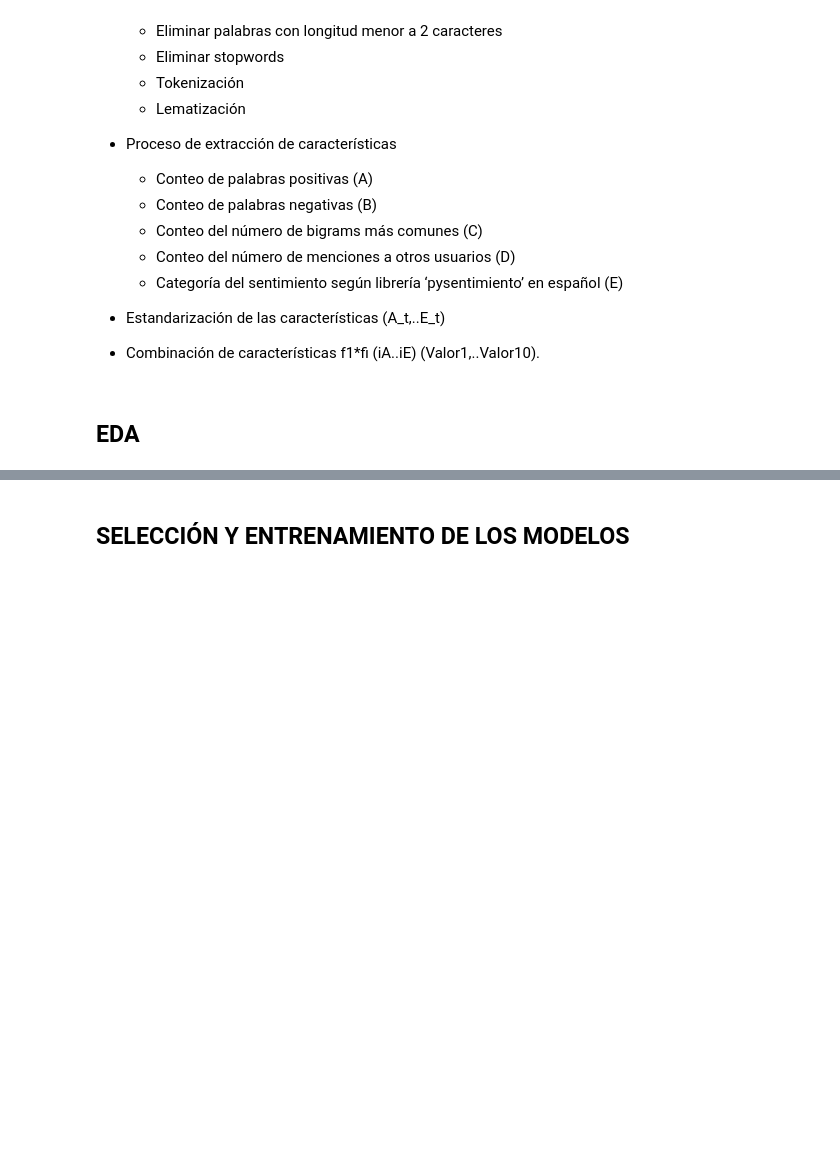
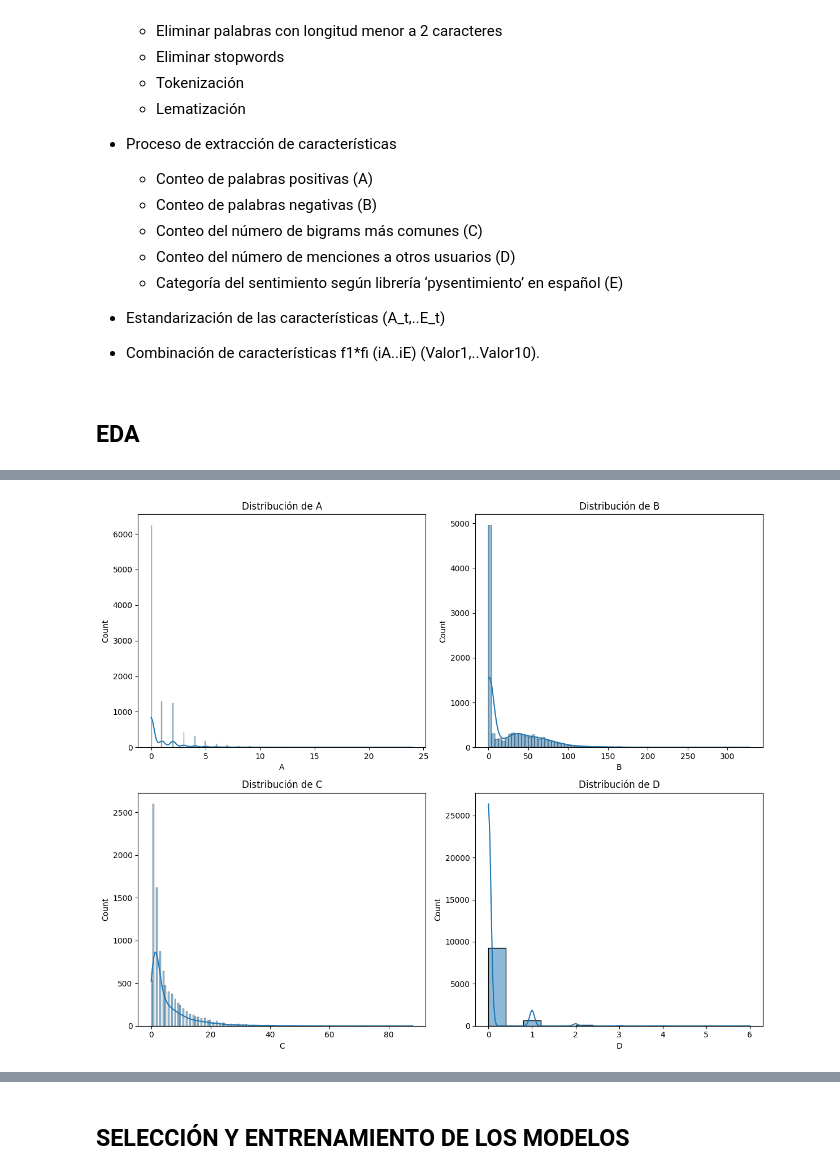
Before and after one commit to luialopezg/clasificaci-n-de-mensajes-de-odio, a Jupyter notebook: Actividad 3.ipynb, the cells around one changed output, grey strips where cells are left out. Drawn from its saved outputs; the diff is of its cells as text; code cells hidden in the pictures; blank space fills up the shorter version.

```diff
--- a/Actividad 3.ipynb
+++ b/Actividad 3.ipynb
@@ -131,0 +154,11 @@ ModuleNotFoundError: No module named 'seaborn'
+# %%
+# Distribución de las características A, B, C, D
+fig, axes = plt.subplots(2, 2, figsize=(12, 10))
+sns.histplot(df['A'], kde=True, ax=axes[0, 0]).set(title='Distribución de A')
+sns.histplot(df['B'], kde=True, ax=axes[0, 1]).set(title='Distribución de B')
+sns.histplot(df['C'], kde=True, ax=axes[1, 0]).set(title='Distribución de C')
+sns.histplot(df['D'], kde=True, ax=axes[1, 1]).set(title='Distribución de D')
+plt.tight_layout()
+plt.show()
+# %% [output]
+[figure, added]
```
Also changed, not shown: parts of 18 cells of this notebook.
